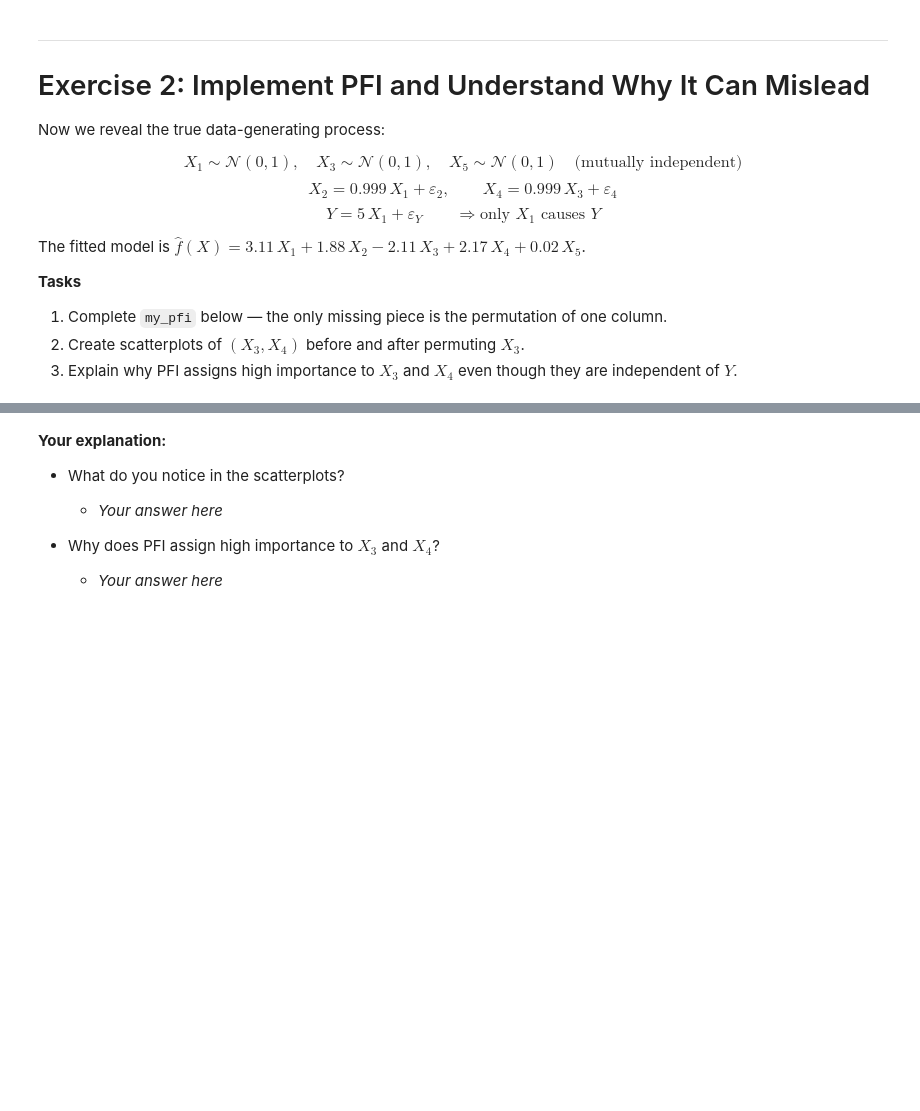
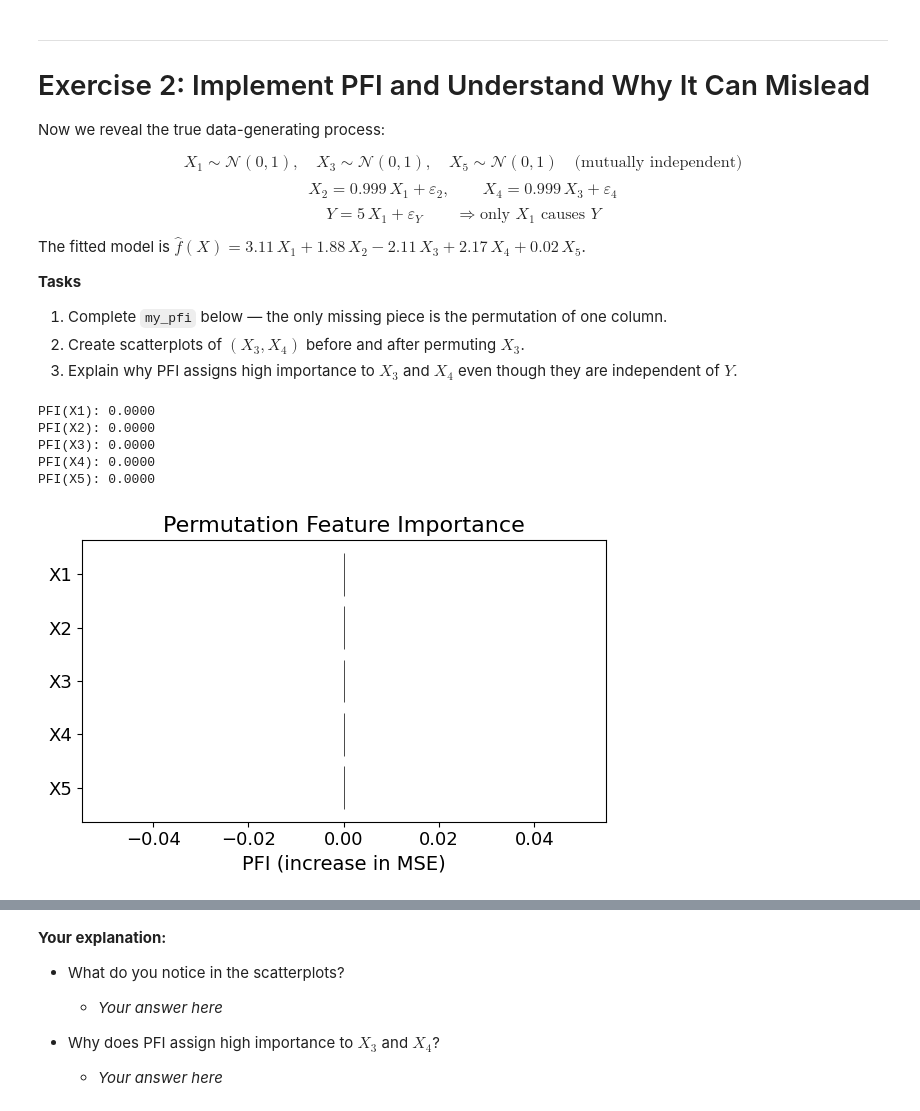
Before and after one commit to gcskoenig/mlws_xai_session, a Jupyter notebook: feature_importance_exercises.ipynb, the cells around one changed output, grey strips where cells are left out. Cells and saved outputs as stored; diff of their text form; code cells hidden in the pictures; blank space fills up the shorter version.

```diff
--- a/feature_importance_exercises.ipynb
+++ b/feature_importance_exercises.ipynb
@@ -111,38 +116,43 @@ The fitted model is $\hat{f}(X) = 3.11\,X_1 + 1.88\,X_2 - 2.11\,X_3 + 2.17\,X_4
 def my_pfi(model, X, y, feature_idx, n_repeats=50, seed=42):
     """
     Permutation Feature Importance for a single feature.
 
     PFI_j = mean_r [ L(y, f(X_perm_r)) ] - L(y, f(X))
 
     where X_perm_r is X with column feature_idx randomly permuted.
+    Use the mean_squared_error as loss and repeat the computation 50 times.
     """
     rng = np.random.RandomState(seed)
-    baseline_mse = mean_squared_error(y, model.predict(X))
+    baseline_mse = None # TODO your code here
 
     perturbed_mses = []
     for _ in range(n_repeats):
         X_perm = X.copy()
-        # ── YOUR CODE HERE ──────────────────────────────────────────
+        # ── TODO YOUR CODE HERE ──────────────────────────────────────────
         # Permute column feature_idx of X_perm using rng.permutation()
 
-
-        # ────────────────────────────────────────────────────────────
-        perturbed_mses.append(mean_squared_error(y, model.predict(X_perm)))
 
     return np.mean(perturbed_mses) - baseline_mse
 
 
 # Compute and plot PFI for all features
 pfi_scores = [my_pfi(model, X_test, y_test, j) for j in range(len(feature_names))]
 for name, score in zip(feature_names, pfi_scores):
     print(f"PFI({name}): {score:.4f}")
 
 plt.figure(figsize=(6, 4))
 plt.barh(feature_names[::-1], pfi_scores[::-1], color='grey', edgecolor='black', linewidth=0.5)
 plt.xlabel("PFI (increase in MSE)")
 plt.title("Permutation Feature Importance")
 plt.tight_layout()
 plt.show()
+# %% [output]
+PFI(X1): 0.0000
+PFI(X2): 0.0000
+PFI(X3): 0.0000
+PFI(X4): 0.0000
+PFI(X5): 0.0000
+[figure, added]
 # %%
 # Scatterplot: X3 vs X4 before and after permuting X3
 rng = np.random.RandomState(42)
```
Also changed, not shown: parts of 6 cells of this notebook.
